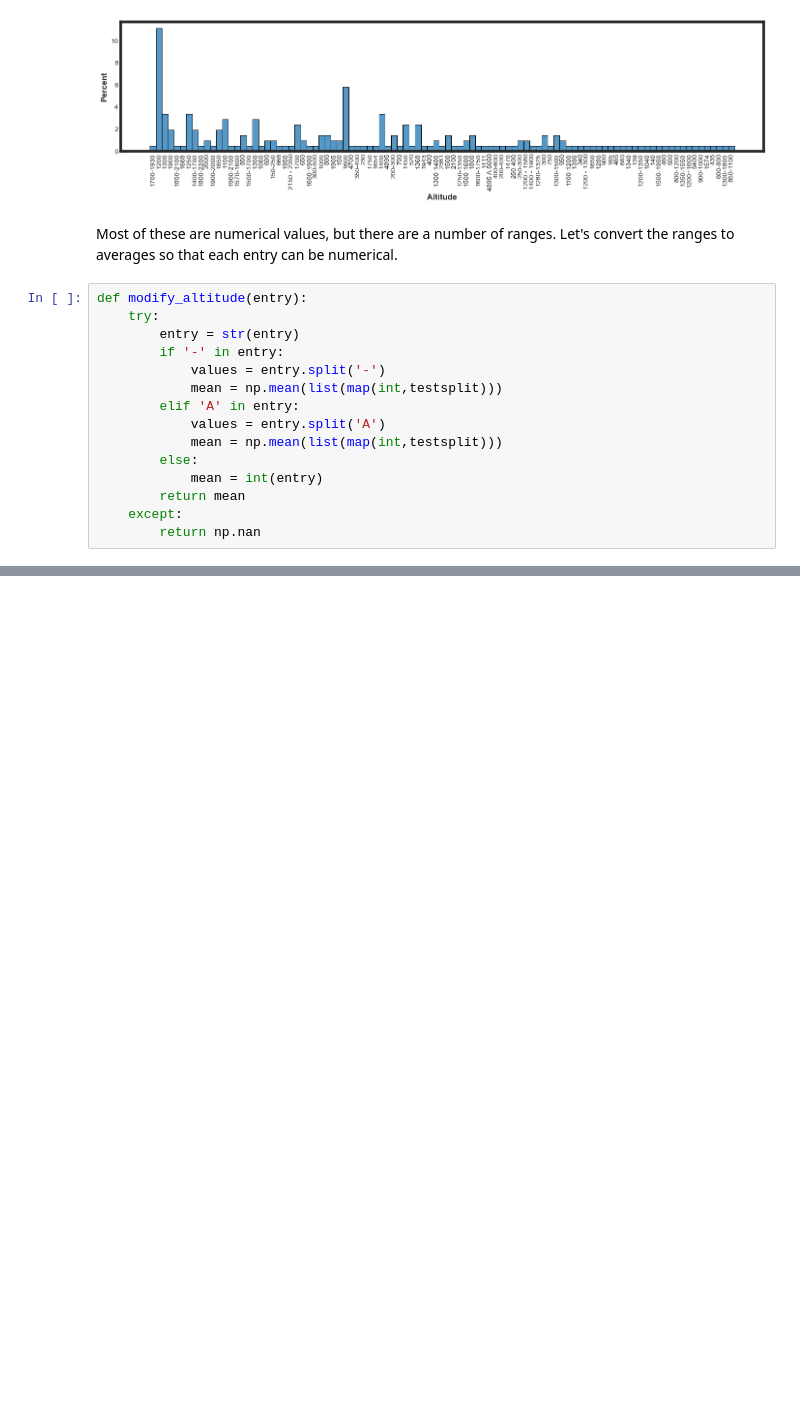
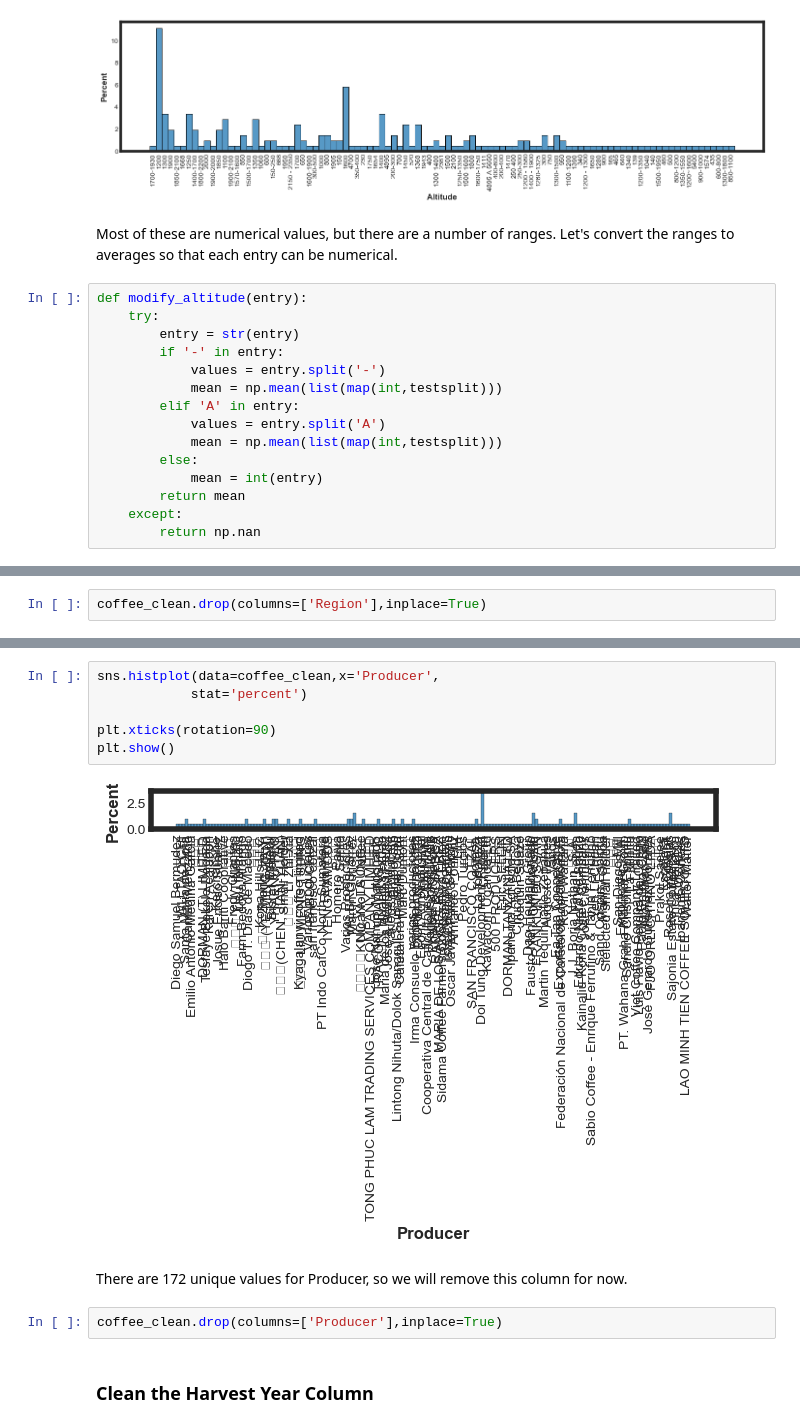
Before and after one commit to joshfuchs/DataScience_projects, a Jupyter notebook: coffee quality.ipynb, the cells around one changed output, grey strips where cells are left out. Drawn from its saved outputs; the diff is of its cells as text; blank space fills up the shorter version.

```diff
--- a/coffee quality.ipynb
+++ b/coffee quality.ipynb
@@ -368,0 +389,2 @@ plt.show()
+# %%
+coffee_clean.drop(columns=['Region'],inplace=True)
@@ -368,0 +397,14 @@ plt.show()
+# %%
+sns.histplot(data=coffee_clean,x='Producer',
+            stat='percent')
+
+plt.xticks(rotation=90)
+plt.show()
+# %% [output]
+[figure, added]
+# %% [markdown]
+There are 172 unique values for Producer, so we will remove this column for now.
+# %%
+coffee_clean.drop(columns=['Producer'],inplace=True)
+# %% [markdown]
+### Clean the Harvest Year Column
```
Also changed, not shown: parts of 18 cells of this notebook.
